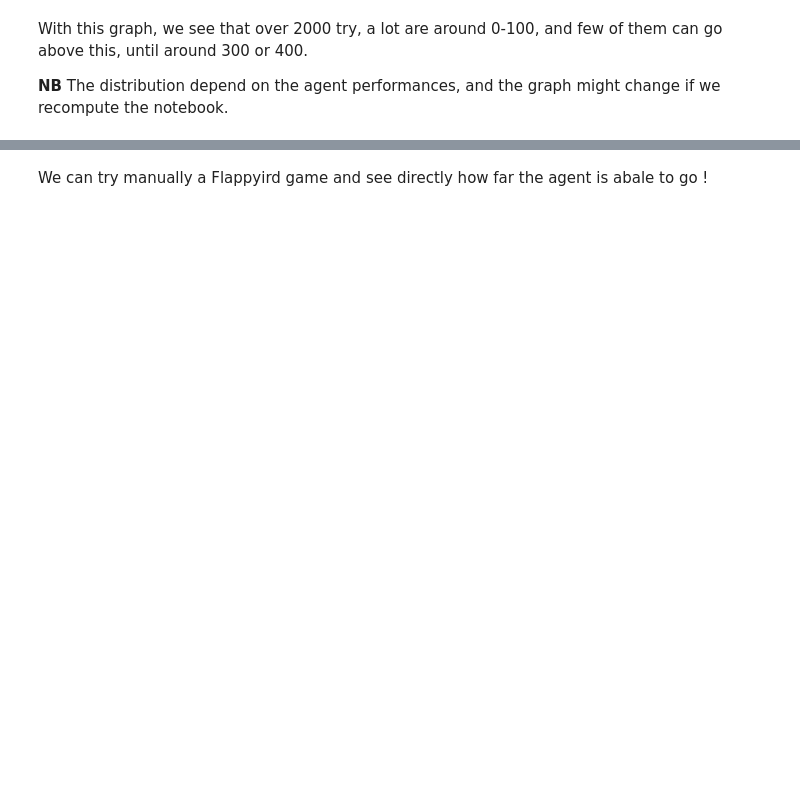
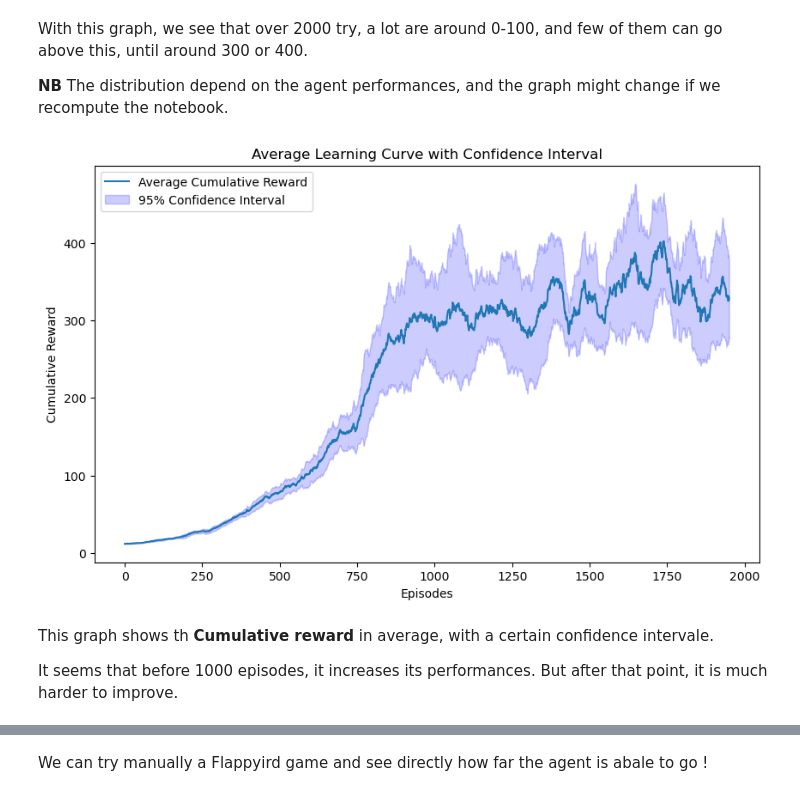
Before and after one commit to L4ncelin/FlappyBird_Reinforcement_Learning, a Jupyter notebook: Main_FlappyBird_MonteCarlo.ipynb, the cells around one changed output, grey strips where cells are left out. Cells and saved outputs as stored; diff of their text form; code cells hidden in the pictures; blank space fills up the shorter version.

```diff
--- a/Main_FlappyBird_MonteCarlo.ipynb
+++ b/Main_FlappyBird_MonteCarlo.ipynb
@@ -101,6 +103,14 @@ plt.show()
 With this graph, we see that over 2000 try, a lot are around 0-100, and few of them can go above this, until around 300 or 400.
 
 **NB** The distribution depend on the agent performances, and the graph might change if we recompute the notebook.
+# %%
+plot_confidence_interval(num_episodes=2000, agent_type="monte_carlo")
+# %% [output]
+[figure, added]
+# %% [markdown]
+This graph shows th **Cumulative reward** in average, with a certain confidence intervale.
+
+It seems that before 1000 episodes, it increases its performances. But after that point, it is much harder to improve.
 # %%
 # Test
 obs, _ = env.reset()
```
Also changed, not shown: parts of 5 cells of this notebook, 2 other files.
